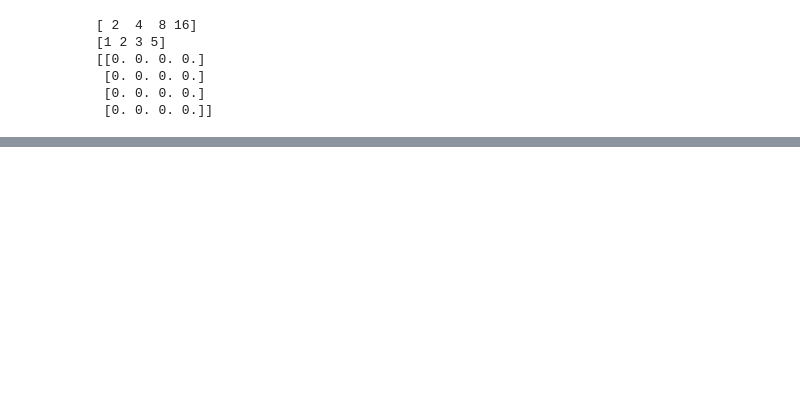
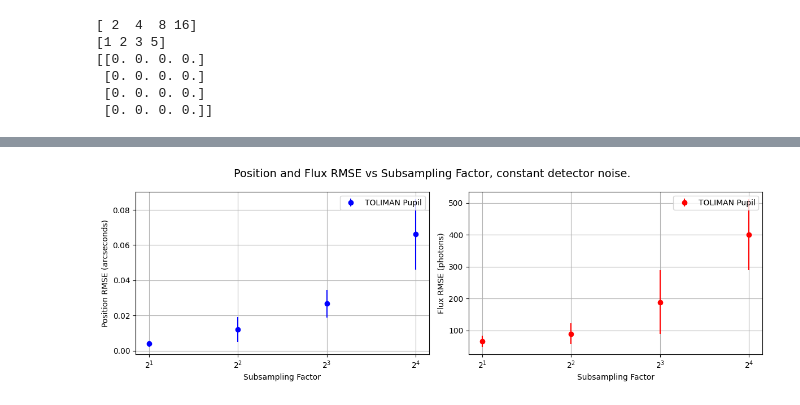
Before and after one commit to milolangker/honours, a Jupyter notebook: wk6/subsampled_graphs.ipynb, the cells around one changed output, grey strips where cells are left out. Drawn from its saved outputs; the diff is of its cells as text; code cells hidden in the pictures; blank space fills up the shorter version.

Commit message:
31/03 end of day, added images to earlier weeks as well

```diff
--- a/wk6/subsampled_graphs.ipynb
+++ b/wk6/subsampled_graphs.ipynb
@@ -139,7 +139,8 @@ for s, subsample in enumerate(subsampling):
         init_dark_current = 2 # just 2 the whole time here
         # no poisson
         # ENSURE THAT THE NOISE IS DOWNSAMPLED. Otherwise its too much and defeats the purpose (I THINK!)
-        tolData = tolTelescope.model() + dlu.downsample(bg_noise(init_dark_current, jr.PRNGKey(idx)),subsample)
+        # MEAN MUST BE FALSE!! OTHERWISE DATA IS TOO GOOD!!
+        tolData = tolTelescope.model() + dlu.downsample(bg_noise(init_dark_current, jr.PRNGKey(idx)),subsample,mean=False)
 
         model_positions = 'source.position'
         model_fluxes = 'source.flux'
@@ -277,0 +335,30 @@ KeyboardInterrupt:
+# %%
+flux_means = jnp.nanmean(flux_rmse[:,:4],axis=1)
+r_means = jnp.nanmean(r_rmse[:,:4],axis=1)
+flux_sds = jnp.nanstd(flux_rmse[:,:4],axis=1)
+r_sds = jnp.nanstd(r_rmse[:,:4],axis=1)
+
+# Create the figure and subplots
+fig, axes = plt.subplots(1, 2, figsize=(12, 4))
+
+# Position RMSE subplot
+axes[0].errorbar(subsampling, r_means, yerr=r_sds, fmt='o', color='blue', label="TOLIMAN Pupil")
+axes[0].set_xlabel('Subsampling Factor')
+axes[0].set_xscale('log',base=2)
+axes[0].set_ylabel('Position RMSE (arcseconds)')
+axes[0].legend()
+axes[0].grid(True)
+
+# Flux RMSE subplot
+axes[1].errorbar(subsampling, flux_means, yerr=flux_sds, fmt='o', color='red', label="TOLIMAN Pupil")
+axes[1].set_xlabel('Subsampling Factor')
+axes[1].set_xscale('log',base=2)
+axes[1].set_ylabel('Flux RMSE (photons)')
+axes[1].legend()
+axes[1].grid(True)
+
+# Add a big title
+fig.suptitle('Position and Flux RMSE vs Subsampling Factor, constant detector noise.', fontsize=14)
+plt.tight_layout()
+# %% [output]
+[figure, added]
```
Also changed, not shown: parts of 1 cell of this notebook, 7 other files.
